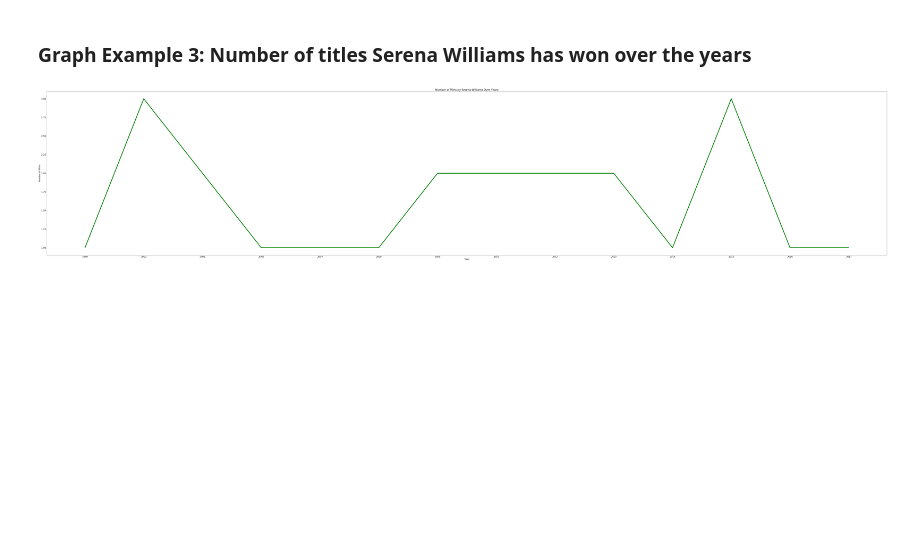
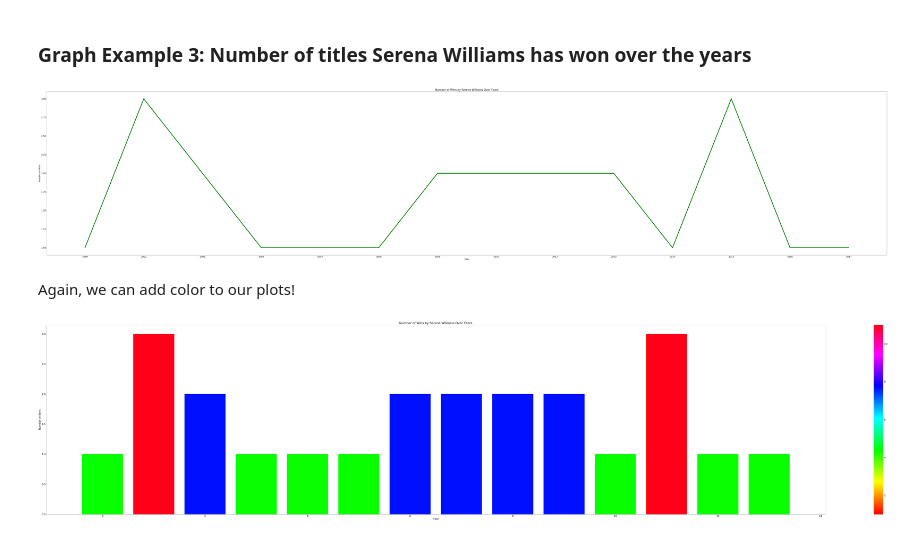
Before and after one commit to dianetam523/Python-Mathematics-Handbook, a Jupyter notebook: GWC Workshop Avon.ipynb, the cells around one changed output. Saved outputs shown, nothing was run; the diff lists cells and outputs as text; code cells hidden in the pictures; blank space fills up the shorter version.

```diff
--- a/GWC Workshop Avon.ipynb
+++ b/GWC Workshop Avon.ipynb
@@ -251,3 +253,17 @@ plt.ylabel("Number of Wins")
 plt.show()
 # %% [output]
 [figure]
+# %% [markdown]
+Again, we can add color to our plots!
+# %%
+y = np.array(y)
+colors = cm.hsv(y / float(max(y)))
+plt.clf()
+plt.colorbar(plot)
+plt.bar(range(len(y)), y, color = colors)
+plt.title("Number of Wins by Serena Williams Over Years")
+plt.xlabel("Year")
+plt.ylabel("Number of Wins")
+plt.show()
+# %% [output]
+[figure, added]
```
Also changed, not shown: parts of 2 cells of this notebook.
